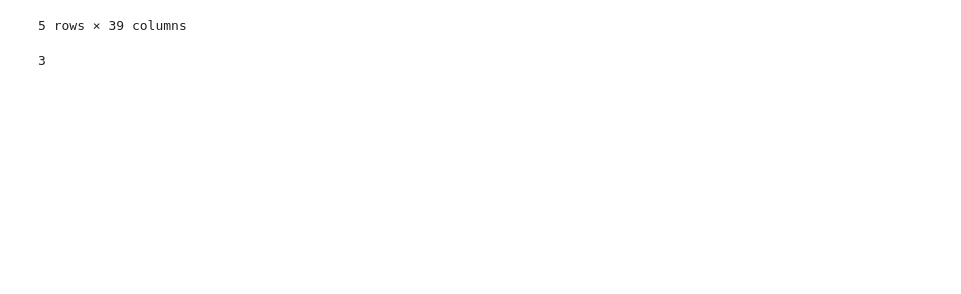
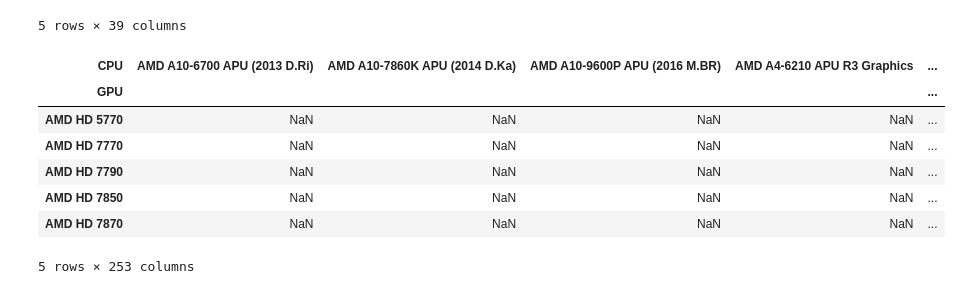
Before and after one commit to trangeriale/DataViz-Proj, a Jupyter notebook: Analyze CPU and GPU Data.ipynb, the cells around one changed output. Saved outputs shown, nothing was run; the diff lists cells and outputs as text; code cells hidden in the pictures; blank space fills up the shorter version.

```diff
--- a/Analyze CPU and GPU Data.ipynb
+++ b/Analyze CPU and GPU Data.ipynb
@@ -135,7 +137,3 @@ AMD.head()
 | 3 | 3 | AMD Ryzen 5 5600X | AMD Ryzen™ Processors | AMD Ryzen™ 5 Desktop Processors | Boxed Processor | 100-000000065 | 100-100000065BOX | 100-100000065MPK | 11/5/2020 | 6.0 | ... |
 | 4 | 4 | AMD Ryzen 9 3900XT | AMD Ryzen™ Processors | AMD Ryzen™ 9 Desktop Processors | Boxed Processor | NaN | 100-100000277WOF | NaN | 7/2020 | 12.0 | ... |
 5 rows × 39 columns
-# %%
-comp[""]
-# %% [output]
-3
@@ -141,0 +142,11 @@ comp[""]
+# %%
+hm_data.head()
+# %% [output]
+| CPU | AMD A10-6700 APU (2013 D.Ri) | AMD A10-7860K APU (2014 D.Ka) | AMD A10-9600P APU (2016 M.BR) | AMD A4-6210 APU R3 Graphics | ... |
+| GPU |  |  |  |  | ... |
+| AMD HD 5770 | NaN | NaN | NaN | NaN | ... |
+| AMD HD 7770 | NaN | NaN | NaN | NaN | ... |
+| AMD HD 7790 | NaN | NaN | NaN | NaN | ... |
+| AMD HD 7850 | NaN | NaN | NaN | NaN | ... |
+| AMD HD 7870 | NaN | NaN | NaN | NaN | ... |
+5 rows × 253 columns
```
Also changed, not shown: parts of 5 cells of this notebook, 3 other files.
